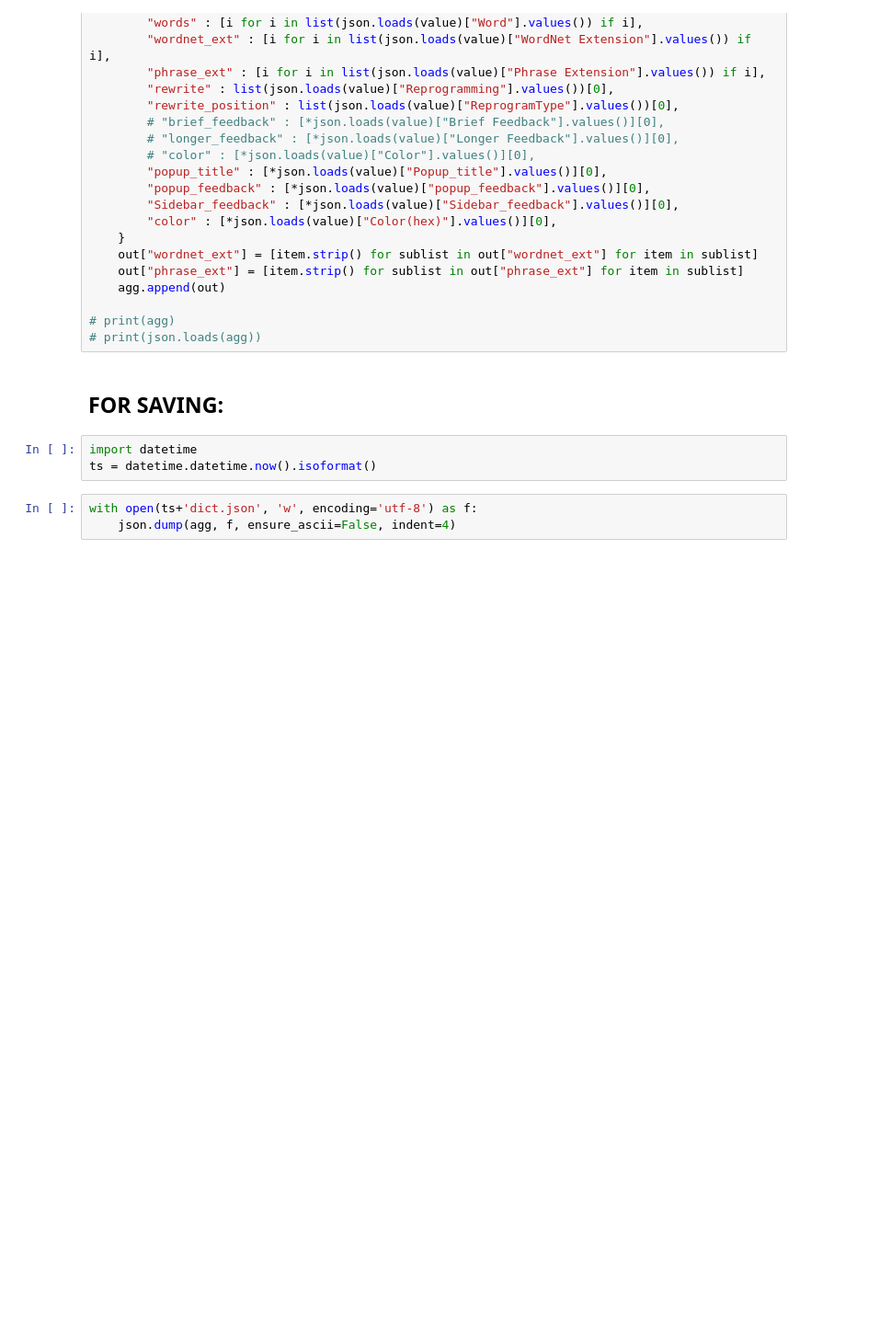
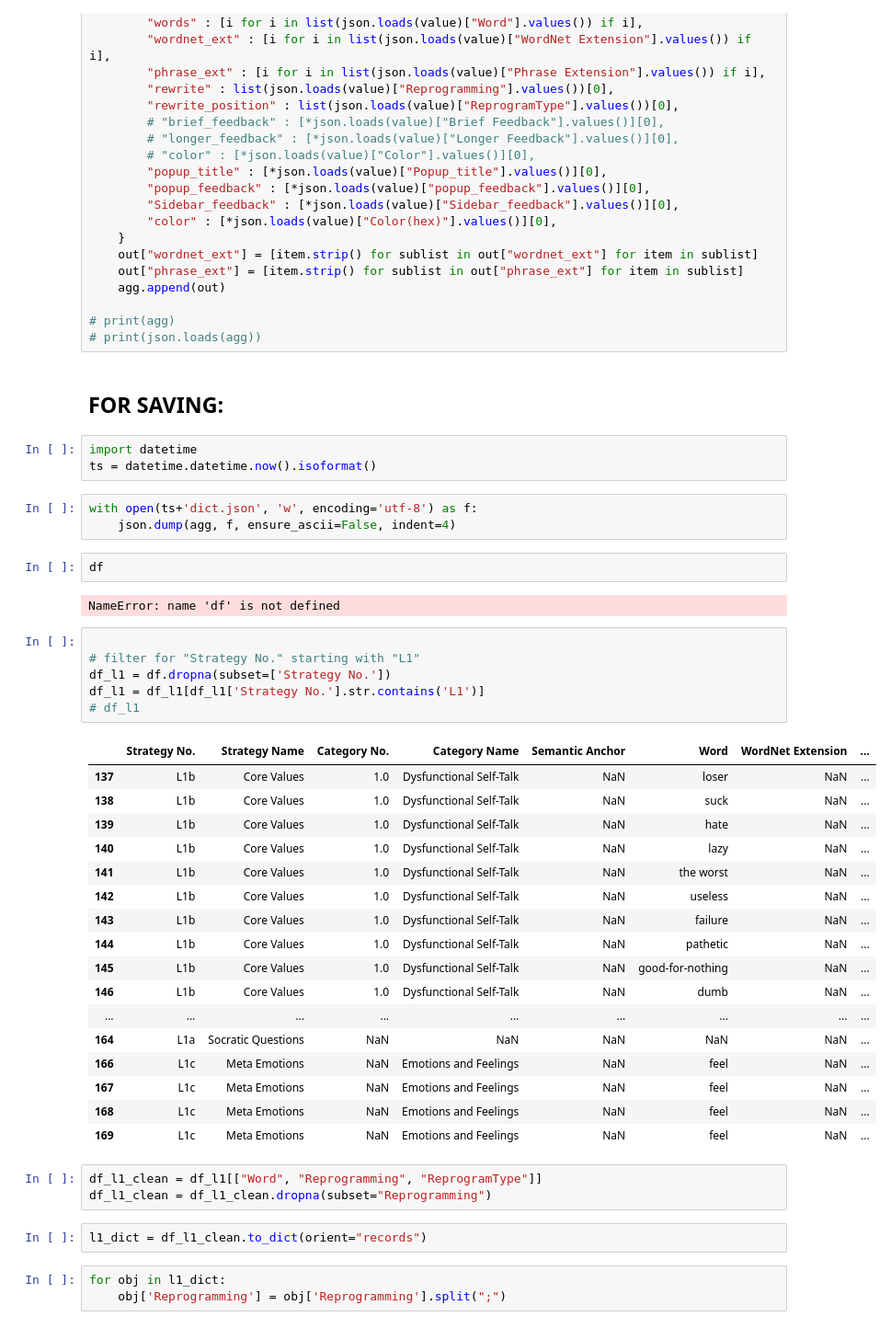
Before and after one commit to ucla-hci/journal, a Jupyter notebook: dict/data_ingestion.ipynb, the cells around one changed output. Shown: that part at 92% size. Drawn from its saved outputs; the diff is of its cells as text; blank space fills up the shorter version.

```diff
--- a/dict/data_ingestion.ipynb
+++ b/dict/data_ingestion.ipynb
@@ -130,3 +132,39 @@ ts = datetime.datetime.now().isoformat()
 # %%
 with open(ts+'dict.json', 'w', encoding='utf-8') as f:
     json.dump(agg, f, ensure_ascii=False, indent=4)
+# %%
+df
+# %% [output]
+NameError: name 'df' is not defined
+# %%
+
+# filter for "Strategy No." starting with "L1"
+df_l1 = df.dropna(subset=['Strategy No.'])
+df_l1 = df_l1[df_l1['Strategy No.'].str.contains('L1')]
+# df_l1
+# %% [output]
+|  | Strategy No. | Strategy Name | Category No. | Category Name | Semantic Anchor | Word | WordNet Extension | ... |
+| 137 | L1b | Core Values | 1.0 | Dysfunctional Self-Talk | NaN | loser | NaN | ... |
+| 138 | L1b | Core Values | 1.0 | Dysfunctional Self-Talk | NaN | suck | NaN | ... |
+| 139 | L1b | Core Values | 1.0 | Dysfunctional Self-Talk | NaN | hate | NaN | ... |
+| 140 | L1b | Core Values | 1.0 | Dysfunctional Self-Talk | NaN | lazy | NaN | ... |
+| 141 | L1b | Core Values | 1.0 | Dysfunctional Self-Talk | NaN | the worst | NaN | ... |
+| 142 | L1b | Core Values | 1.0 | Dysfunctional Self-Talk | NaN | useless | NaN | ... |
+| 143 | L1b | Core Values | 1.0 | Dysfunctional Self-Talk | NaN | failure | NaN | ... |
+| 144 | L1b | Core Values | 1.0 | Dysfunctional Self-Talk | NaN | pathetic | NaN | ... |
+| 145 | L1b | Core Values | 1.0 | Dysfunctional Self-Talk | NaN | good-for-nothing | NaN | ... |
+| 146 | L1b | Core Values | 1.0 | Dysfunctional Self-Talk | NaN | dumb | NaN | ... |
+| ... | ... | ... | ... | ... | ... | ... | ... | ... |
+| 164 | L1a | Socratic Questions | NaN | NaN | NaN | NaN | NaN | ... |
+| 166 | L1c | Meta Emotions | NaN | Emotions and Feelings | NaN | feel | NaN | ... |
+| 167 | L1c | Meta Emotions | NaN | Emotions and Feelings | NaN | feel | NaN | ... |
+| 168 | L1c | Meta Emotions | NaN | Emotions and Feelings | NaN | feel | NaN | ... |
+| 169 | L1c | Meta Emotions | NaN | Emotions and Feelings | NaN | feel | NaN | ... |
+# %%
+df_l1_clean = df_l1[["Word", "Reprogramming", "ReprogramType"]]
+df_l1_clean = df_l1_clean.dropna(subset="Reprogramming")
+# %%
+l1_dict = df_l1_clean.to_dict(orient="records")
+# %%
+for obj in l1_dict:
+    obj['Reprogramming'] = obj['Reprogramming'].split(";")
```
Also changed, not shown: parts of 6 cells of this notebook, 4 other files.
